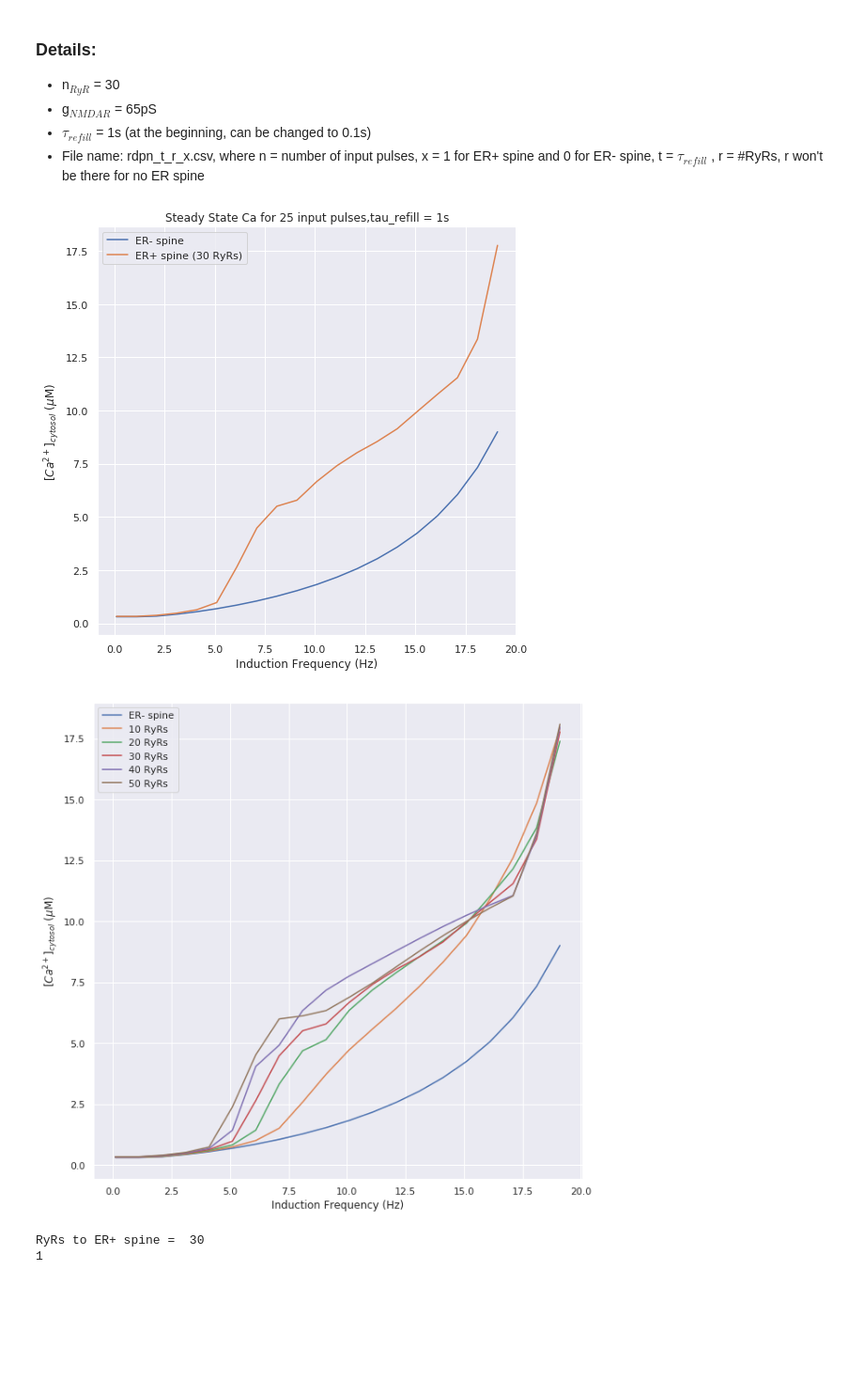
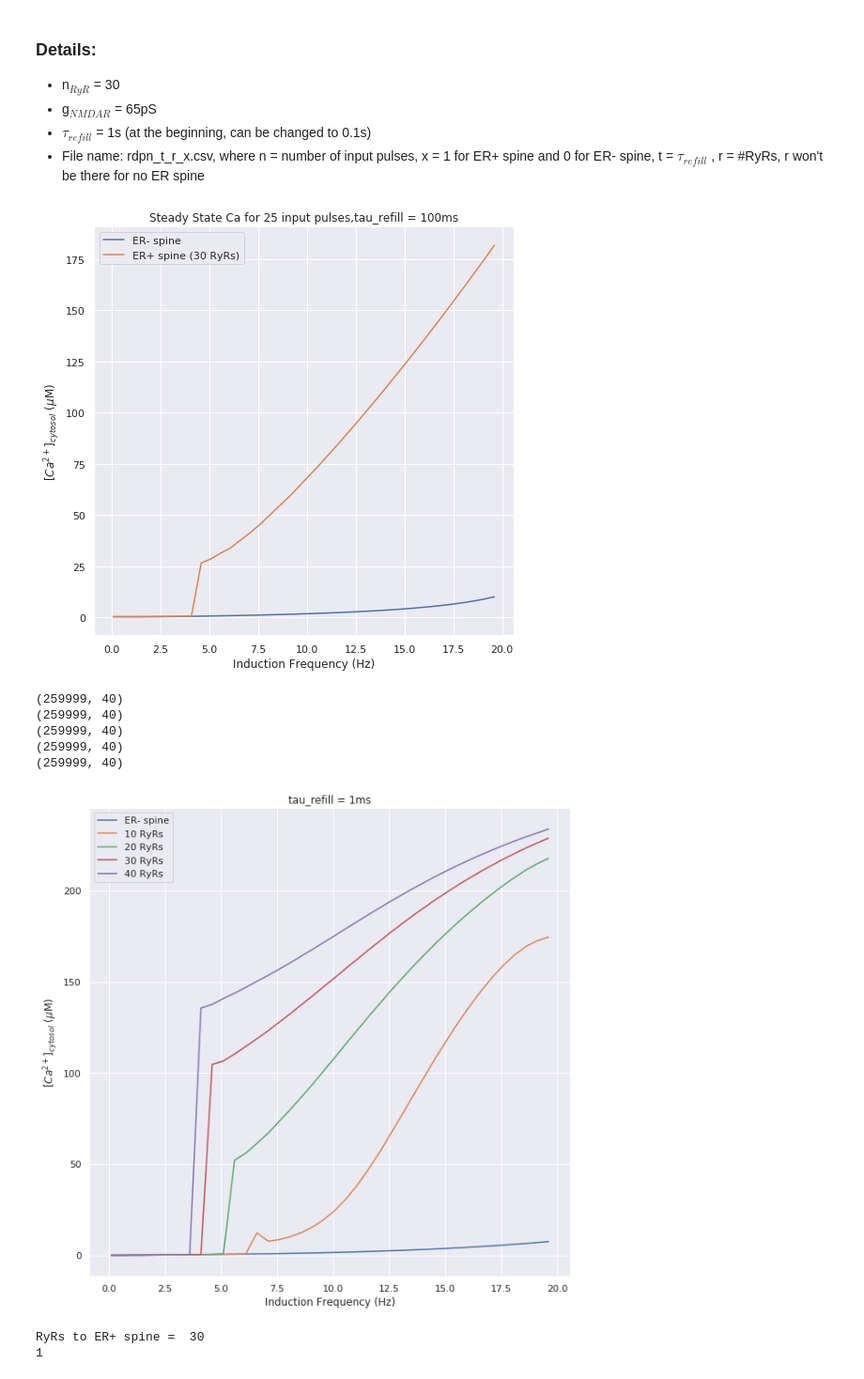
Before and after one commit to vjaltare/Metaplasticity-Memory, a Jupyter notebook: supplementary_RyR_analysis.ipynb, the cells around one changed output. Shown at 94% size. Drawn from its saved outputs; the diff is of its cells as text; code cells hidden in the pictures; blank space fills up the shorter version.

```diff
--- a/supplementary_RyR_analysis.ipynb
+++ b/supplementary_RyR_analysis.ipynb
@@ -55,7 +55,7 @@ e = 2.718
 ##############################################
 #### Prompting the user for input parameters:
 
-g_NMDAR,input_pattern,f_input,n_inputs,n_RyR = [65, 'rdp', 1, 1 ,30] #input("Input gNMDAR (pS), no. of IP3R, input_type, input frequency (Hz), no. of inputs, #RyRs: ").split(' ')
+g_NMDAR,input_pattern,f_input,n_inputs,n_RyR = [65, 'rdp', 7, 50 ,30] #input("Input gNMDAR (pS), no. of IP3R, input_type, input frequency (Hz), no. of inputs, #RyRs: ").split(' ')
 if input_pattern not in ['rdp','stdp']:
     print('input_type can only be "rdp" or "stdp"')
     raise SystemExit
@@ -347,7 +347,7 @@ beta1,beta2 = [60,60]  ## /uM
 alpha1,alpha2 = [2.0,20.0] ## uM
 
 ## ER refilling timescale:
-tau_refill = 1e-6  ## sec
+tau_refill = 1e0  ## sec
 
 ####################### Ryanodine Receptor Model ############################
 ###################### Based on paper by Dura et al. (2002) #################
@@ -498,12 +498,12 @@ if input_pattern == 'stdp':
         tpost = [i + tdiff for i in tpre]
     if n_bap == 2:
         tpost = [i + tdiff for i in tpre] + [i + tdiff - 0.01 for i in tpre]
-        t = np.arange(np.min(tpre+tpost),np.max(tpre+tpost)+1., 1e-4)   ### Trying to reduce the resolution to get a faster speed
+        t = np.arange(np.min(tpre+tpost),np.max(tpre+tpost), 1e-4)   ### Trying to reduce the resolution to get a faster speed
     #t = np.linspace(np.min(tpre+tpost),np.max(tpre+tpost)+1.,10000)
 
 
 else:
-    t = np.arange(np.min(tpre),(np.max(tpre)+1.)*1.2,1e-3)
+    t = np.arange(np.min(tpre),np.max(tpre)+1.,1e-3)
     #t = np.linspace(np.min(tpre),(np.max(tpre)+1.)*2,10000)
 
 xinit = xinit0#sol[-1,:]
@@ -583,7 +583,7 @@ plt.xlabel('Time (s)',size=20)
 
 plt.figure(figsize = (10,10))
 plt.subplot(3,2,6)
-plt.plot(t,sol[:,-2] + sol[:,-1],'c-',label='O1 + O2',linewidth=2.2)
+plt.plot(t,sol[:,-10],'c-',label='O1 + O2',linewidth=2.2)
 plt.legend(loc='best')
 #plt.xlabel('Time (s)',size=21)
 plt.ylabel('Fraction of RyRs open',size=20)
@@ -725,7 +726,7 @@ np.savetxt('rdp25_0_30_1.csv', CaTimeCourse , delimiter =',', fmt = ['%f']*fTrac
 # %%
 ################################ Plotting ##################################
-CaTime0 = pd.read_csv('rdp25_0_0.csv')
-CaTime1 = pd.read_csv('rdp25_0_30_1.csv')
+CaTime0 = pd.read_csv('rdp25_1_0.csv')
+CaTime1 = pd.read_csv('rdp25_1_30_1.csv')
 CaTime0 = np.array(CaTime0)
 CaTime1 = np.array(CaTime1)
 
@@ -733,7 +734,7 @@ ca0 = [np.max(CaTime0[:,i]) for i in range(fTrace.shape[0])]
 ca1 = [np.max(CaTime1[:,i]) for i in range(fTrace.shape[0])]
 
 plt.figure(figsize = (8,8))
-plt.title('Steady State Ca for 25 input pulses,tau_refill = 1s')
+plt.title('Steady State Ca for 25 input pulses,tau_refill = 100ms')
 plt.plot(fTrace, ca0, label = 'ER- spine')
 plt.plot(fTrace, ca1, label = 'ER+ spine (30 RyRs)')
 plt.xlabel('Induction Frequency (Hz)')
@@ -741,49 +742,59 @@ plt.ylabel('[$Ca^{2+}]_{cytosol}$ ($\mu$M)')
 plt.legend()
 plt.show()
 # %% [output]
-[figure, old version]
+[figure, new version]
 # %%
-# tmp0 = pd.read_csv('rdp25_0_0.csv')
-# tmp10 = pd.read_csv('rdp25_0_10_1.csv')
-# tmp20 = pd.read_csv('rdp25_0_20_1.csv')
-# tmp30 = pd.read_csv('rdp25_0_30_1.csv')
-# tmp40 = pd.read_csv('rdp25_0_40_1.csv')
+tmp0 = pd.read_csv('rdp25_3_0.csv')
+tmp10 = pd.read_csv('rdp25_3_10_1.csv')
+tmp20 = pd.read_csv('rdp25_3_20_1.csv')
+tmp30 = pd.read_csv('rdp25_3_30_1.csv')
+tmp40 = pd.read_csv('rdp25_3_40_1.csv')
 # tmp50 = pd.read_csv('rdp25_0_50_1.csv')
 
-# temp0 = np.array(tmp0)
-# temp10 = np.array(tmp10)
-# temp20 = np.array(tmp20)
-# temp30 = np.array(tmp30)
-# temp40 = np.array(tmp40)
+fTrace = np.arange(0.1, 20.1, 0.5e0)
+n_inputs = 25
+
+temp0 = np.array(tmp0)
+temp10 = np.array(tmp10)
+temp20 = np.array(tmp20)
+temp30 = np.array(tmp30)
+temp40 = np.array(tmp40)
 # temp50 = np.array(tmp50)
 
-# var0 = [np.max(temp0[:,i]) for i in range(fTrace.shape[0])]
-# var10 = [np.max(temp10[:,i]) for i in range(fTrace.shape[0])]
-# var20 = [np.max(temp20[:,i]) for i in range(fTrace.shape[0])]
-# var30 = [np.max(temp30[:,i]) for i in range(fTrace.shape[0])]
-# var40 = [np.max(temp40[:,i]) for i in range(fTrace.shape[0])]
-# var50 = [np.max(temp50[:,i]) for i in range(fTrace.shape[0])]
+# ### for steady state calcium, condier the average of time response
+var0 = [np.average(temp0[int(n_inputs/fTrace[i] * 1000 - 1000):int(n_inputs/fTrace[i] * 1000 - 10),i]) for i in range(fTrace.shape[0])]   ## x1000  comes due to the choice of timestep, it can be changed
+var10 = [np.average(temp10[int(n_inputs/fTrace[i] * 1000 - 1000):int(n_inputs/fTrace[i] * 1000 - 10),i]) for i in range(fTrace.shape[0])]
+var20 = [np.average(temp20[int(n_inputs/fTrace[i] * 1000 - 1000):int(n_inputs/fTrace[i] * 1000 - 10),i]) for i in range(fTrace.shape[0])]
+var30 = [np.average(temp30[int(n_inputs/fTrace[i] * 1000 - 1000):int(n_inputs/fTrace[i] * 1000 - 10),i]) for i in range(fTrace.shape[0])]
+var40 = [np.average(temp40[int(n_inputs/fTrace[i] * 1000 - 1000):int(n_inputs/fTrace[i] * 1000 - 10),i]) for i in range(fTrace.shape[0])]
+# var50 = [np.average(temp50[int(n_inputs/fTrace[i] * 1000 - 1000):int(n_inputs/fTrace[i] * 1000 - 10),i]) for i in range(fTrace.shape[0])]
 
-# print(temp0.shape)
-# print(temp10.shape)
-# print(temp20.shape)
-# print(temp30.shape)
-# print(temp40.shape)
+print(temp0.shape)
+print(temp10.shape)
+print(temp20.shape)
+print(temp30.shape)
+print(temp40.shape)
 # print(temp50.shape)
 
 plt.figure(figsize = (10,10))
+plt.title('tau_refill = 1ms')
 plt.plot(fTrace, var0, label = 'ER- spine')
 plt.plot(fTrace, var10, label = '10 RyRs')
 plt.plot(fTrace, var20, label = '20 RyRs')
 plt.plot(fTrace, var30, label = '30 RyRs')
 plt.plot(fTrace, var40, label = '40 RyRs')
-plt.plot(fTrace, var50, label = '50 RyRs')
+# plt.plot(fTrace, var50, label = '50 RyRs')
 plt.xlabel('Induction Frequency (Hz)')
 plt.ylabel('[$Ca^{2+}]_{cytosol}$ ($\mu$M)')
 plt.legend()
 plt.show()
 # %% [output]
+(259999, 40)
+(259999, 40)
+(259999, 40)
+(259999, 40)
+(259999, 40)
-[figure, old version]
+[figure, new version]
 # %%
 tau_refill = 1e0 #s
 fTrace = np.arange(0.1, 20.1, 0.1)
```
Also changed, not shown: parts of 3 cells of this notebook.
